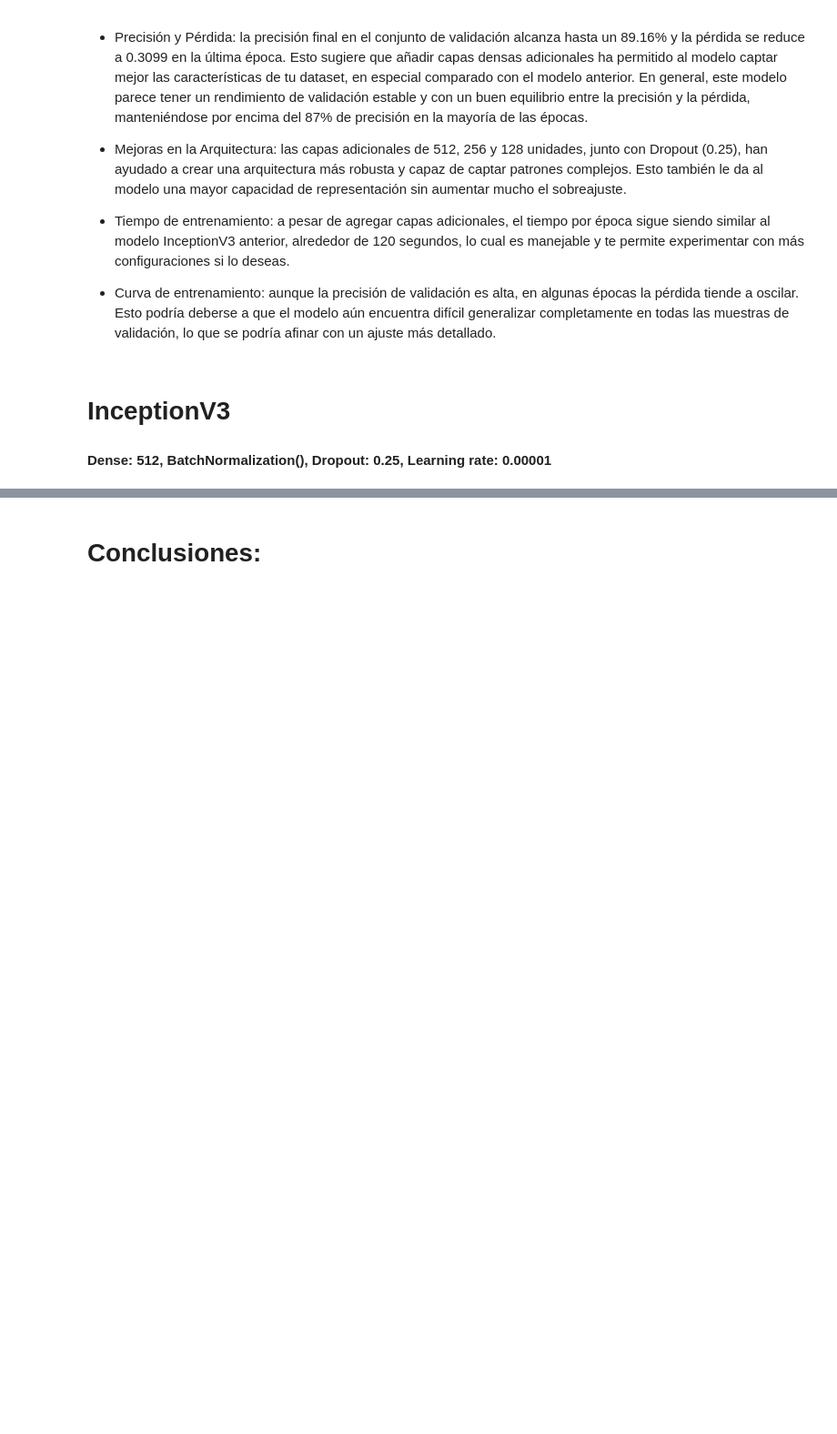
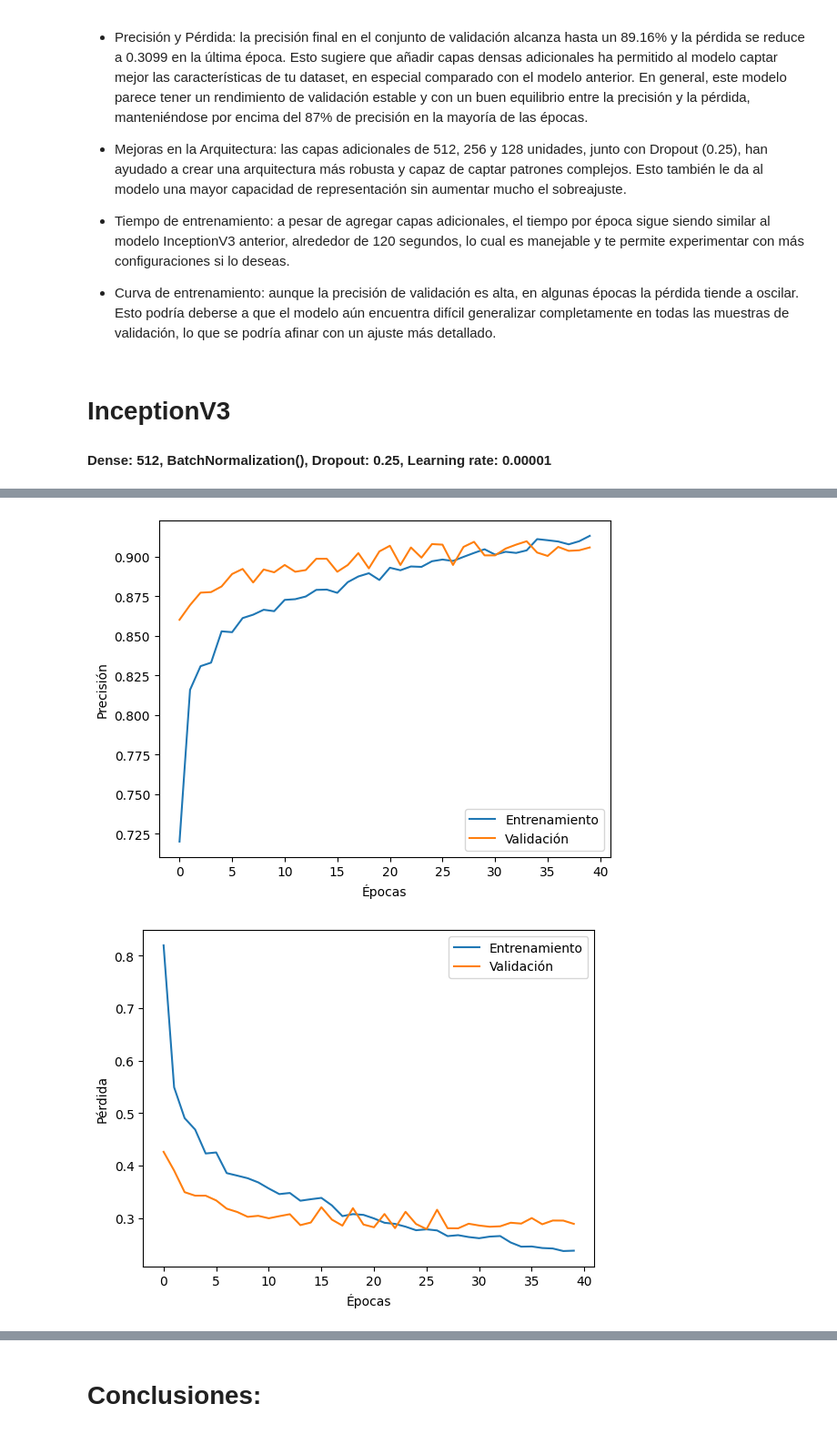
Before and after one commit to joaquinoldani/tp-ml-2, a Jupyter notebook: tp2_places.ipynb, the cells around one changed output, grey strips where cells are left out. Shown at 91% size. Drawn from its saved outputs; the diff is of its cells as text; code cells hidden in the pictures; blank space fills up the shorter version.

Commit message:
agregado de InceptionV3 con learning rate

```diff
--- a/tp2_places.ipynb
+++ b/tp2_places.ipynb
@@ -609,0 +624,6 @@ Epoch 2/40
+# %%
+# Graficamos la precisión de InceptionV3_learning_rate
+plot_history_result(history_model_InceptionV3_learning_rate)
+# %% [output]
+[figure, added]
+[figure, added]
```
Also changed, not shown: parts of 2 cells of this notebook, 1 other file.
